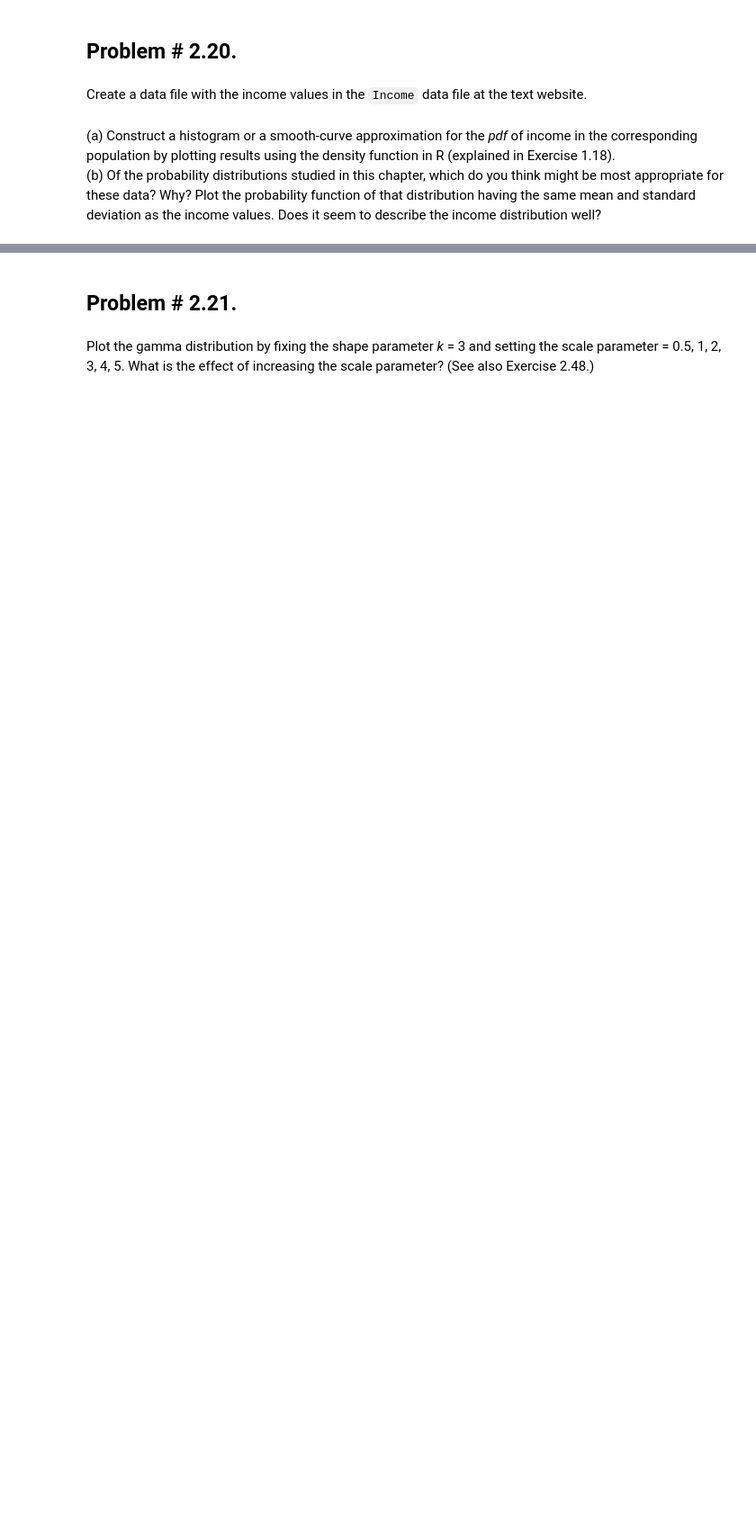
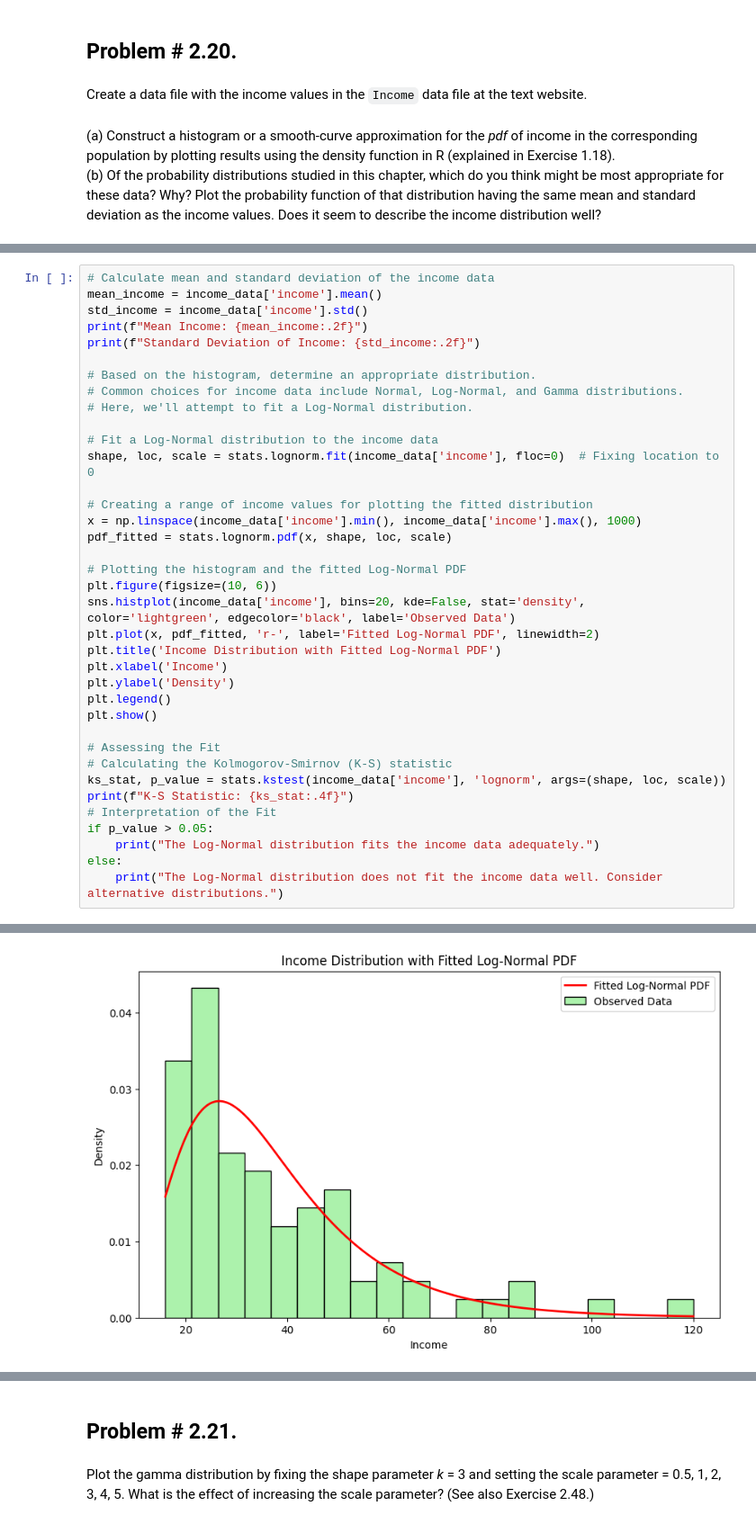
Before and after one commit to Ajmaljalal/AAI_500, a Jupyter notebook: AAI-500_2.1/ajmal-jalal_assignment_2.1.ipynb, the cells around one changed output, grey strips where cells are left out. Shown at 90% size. Saved outputs shown, nothing was run; the diff lists cells and outputs as text; blank space fills up the shorter version.

```diff
--- a/AAI-500_2.1/ajmal-jalal_assignment_2.1.ipynb
+++ b/AAI-500_2.1/ajmal-jalal_assignment_2.1.ipynb
@@ -206,0 +353,38 @@ describe the income distribution well?
+# %%
+# Calculate mean and standard deviation of the income data
+mean_income = income_data['income'].mean()
+std_income = income_data['income'].std()
+print(f"Mean Income: {mean_income:.2f}")
+print(f"Standard Deviation of Income: {std_income:.2f}")
+
+# Based on the histogram, determine an appropriate distribution.
+# Common choices for income data include Normal, Log-Normal, and Gamma distributions.
+# Here, we'll attempt to fit a Log-Normal distribution.
+
+# Fit a Log-Normal distribution to the income data
+shape, loc, scale = stats.lognorm.fit(income_data['income'], floc=0)  # Fixing location to 0
+
+# Creating a range of income values for plotting the fitted distribution
+x = np.linspace(income_data['income'].min(), income_data['income'].max(), 1000)
+pdf_fitted = stats.lognorm.pdf(x, shape, loc, scale)
+
+# Plotting the histogram and the fitted Log-Normal PDF
+plt.figure(figsize=(10, 6))
+sns.histplot(income_data['income'], bins=20, kde=False, stat='density', color='lightgreen', edgecolor='black', label='Observed Data')
+plt.plot(x, pdf_fitted, 'r-', label='Fitted Log-Normal PDF', linewidth=2)
+plt.title('Income Distribution with Fitted Log-Normal PDF')
+plt.xlabel('Income')
+plt.ylabel('Density')
+plt.legend()
+plt.show()
+
+# Assessing the Fit
+# Calculating the Kolmogorov-Smirnov (K-S) statistic
+ks_stat, p_value = stats.kstest(income_data['income'], 'lognorm', args=(shape, loc, scale))
+print(f"K-S Statistic: {ks_stat:.4f}")
+# Interpretation of the Fit
+if p_value > 0.05:
+    print("The Log-Normal distribution fits the income data adequately.")
+else:
+    print("The Log-Normal distribution does not fit the income data well. Consider alternative distributions.")
+# %% [output]
@@ -206,0 +393 @@ describe the income distribution well?
+[figure, added]
```
Also changed, not shown: parts of 39 cells of this notebook, 2 other files.
